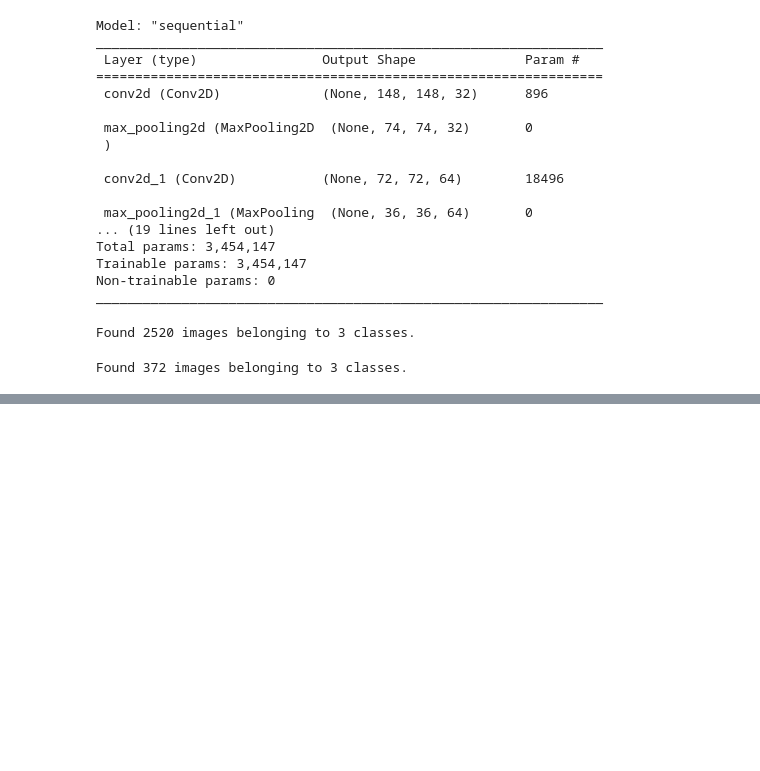
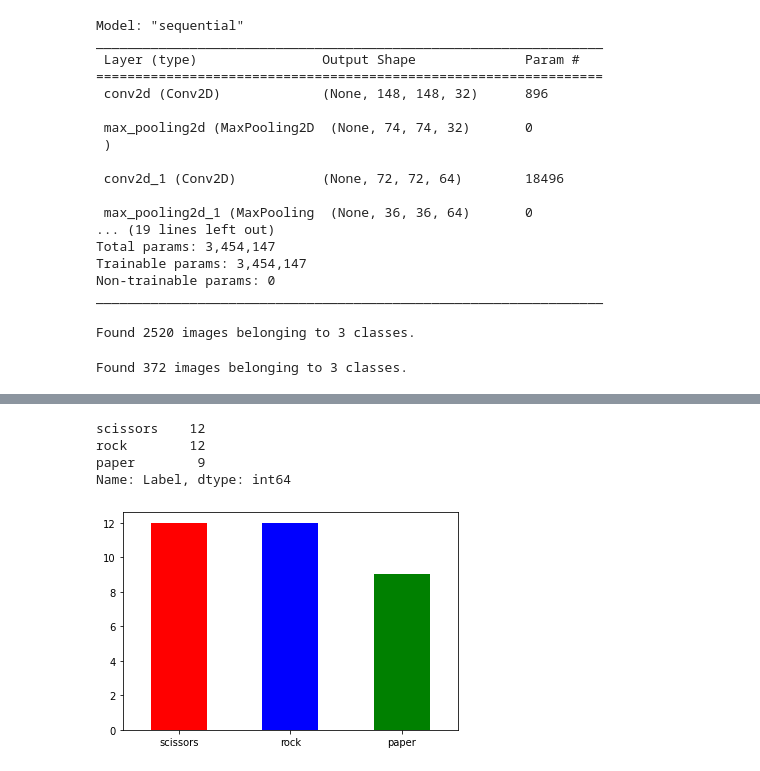
Before and after one commit to jcal0/EE258_Project, a Jupyter notebook: main.ipynb, the cells around one changed output, grey strips where cells are left out. Drawn from its saved outputs; the diff is of its cells as text; code cells hidden in the pictures; blank space fills up the shorter version.

```diff
--- a/main.ipynb
+++ b/main.ipynb
@@ -171,0 +209,13 @@ Reached >95% accuracy so cancelling training!
+# %%
+test_gen = ImageDataGenerator(rescale=1./255)
+
+test_generator = test_gen.flow_from_dataframe(
+    test_df,
+    val_dir,
+    x_col = 'Image',
+    y_col = None,
+    class_mode = None,
+    target_size = (150, 150),
+    batch_size = 20,
+    shuffle = False
+)
@@ -171,0 +224,5 @@ Reached >95% accuracy so cancelling training!
+# %%
+predict = model.predict(test_generator, steps = int(np.ceil(33/20)))
+# %%
+label_map = dict((v,k) for k,v in train_generator.class_indices.items())
+label_map
@@ -171,0 +231,4 @@ Reached >95% accuracy so cancelling training!
+# %%
+test_df['Label'] = np.argmax(predict, axis = -1) # axis = -1 --> To compute the max element index within list of lists
+
+test_df['Label'] = test_df['Label'].replace(label_map)
@@ -171,0 +255,13 @@ Reached >95% accuracy so cancelling training!
+# %%
+test_df.Label.value_counts()
+# %% [output]
+scissors    12
+rock        12
+paper        9
+Name: Label, dtype: int64
+# %%
+test_df.Label.value_counts().plot.bar(color = ['red','blue','green'])
+plt.xticks(rotation = 0)
+plt.show()
+# %% [output]
+[figure, added]
```
Also changed, not shown: parts of 10 cells of this notebook.
